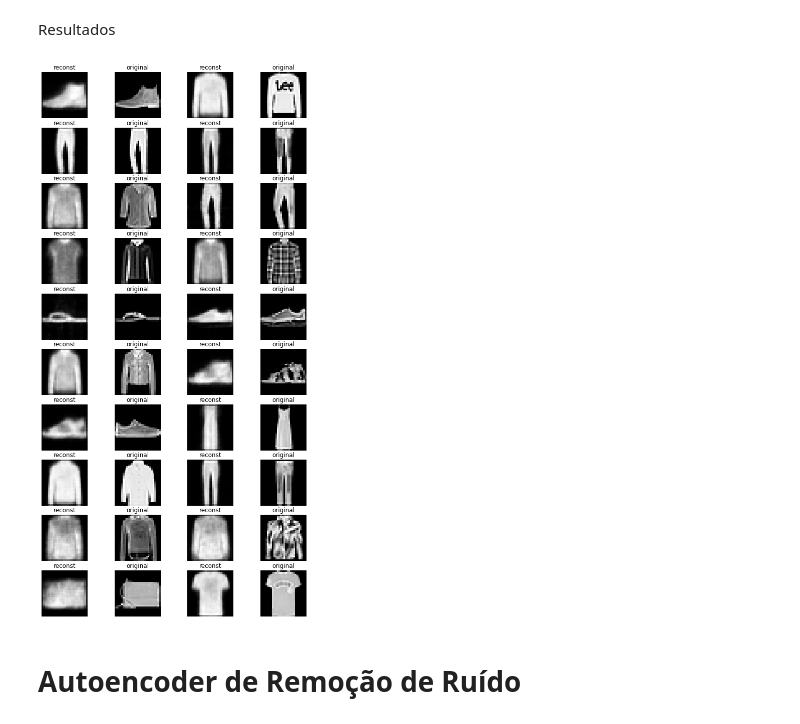
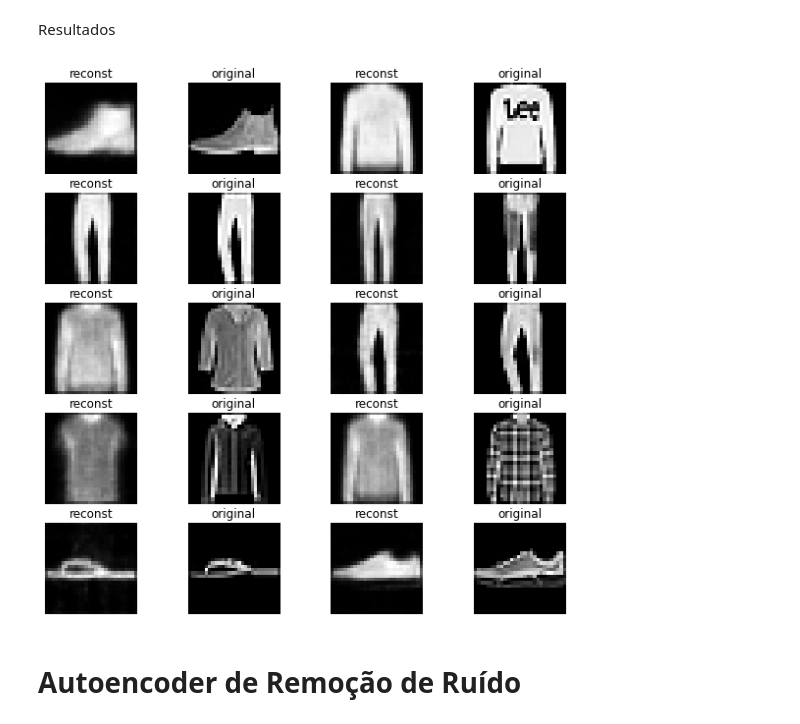
Before and after one commit to JoaoLinhares/projecto-ta-individual, a Jupyter notebook: AE- Fashion/TI_Autoencoders_Fashion.ipynb, the cells around one changed output. Saved outputs shown, nothing was run; the diff lists cells and outputs as text; code cells hidden in the pictures.

```diff
--- a/AE- Fashion/TI_Autoencoders_Fashion.ipynb
+++ b/AE- Fashion/TI_Autoencoders_Fashion.ipynb
@@ -227,9 +222,9 @@ recon = autoencoder.predict(x_test)
 # %%
 test_XImage = (x_test * 255).astype("uint8").squeeze()
 reconImage = (recon * 255).astype("uint8").squeeze()
-show_preds(reconImage, test_XImage, 20)
+show_preds(reconImage, test_XImage, 10)
 # %% [output]
-[figure, old version]
+[figure, new version]
 # %% [markdown]
 # Autoencoder de Remoção de Ruído
 # %% [markdown]
```
Also changed, not shown: parts of 6 cells of this notebook, 5 other files.
